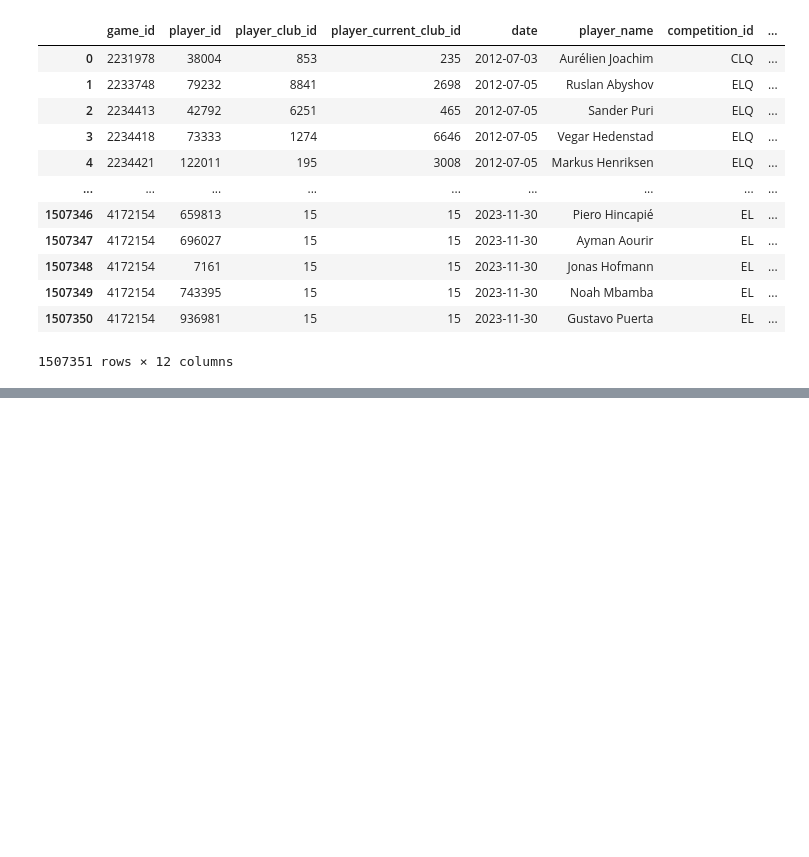
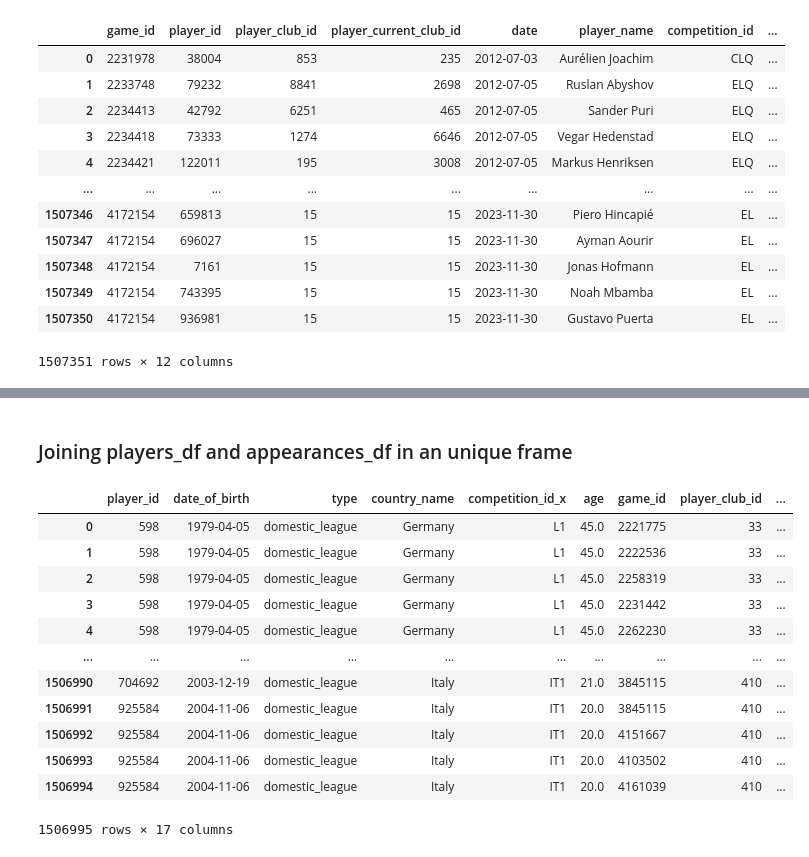
Before and after one commit to BonincontroL/IumTweb_project, a Jupyter notebook: solution/DataAnalysis/JupyterNotebooks/appearances.ipynb, the cells around one changed output, grey strips where cells are left out. Cells and saved outputs as stored; diff of their text form; code cells hidden in the pictures; blank space fills up the shorter version.

Commit message:
update
aggiunto spinner per restcountries, iniziata analisi dati appearances

```diff
--- a/solution/DataAnalysis/JupyterNotebooks/appearances.ipynb
+++ b/solution/DataAnalysis/JupyterNotebooks/appearances.ipynb
@@ -23,0 +43,10 @@ appearances_df
+# %%
+database_url="postgresql://postgres:123456@localhost:5432/db_test_project"
+engine = create_engine(database_url)
+
+
+# Query SQL to select only player_id  date_of_birth, competition type and competition countr name (it will be converted in age) on players table joined with competitions
+query = "SELECT p.player_id, p.date_of_birth, c.type, c.country_name , c.competition_id FROM players p join competitions c on p.current_club_domestic_competition_id = c.competition_id"
+
+players_df = pd.read_sql_query(query, con=engine)
+players_df
@@ -23,0 +69,4 @@ appearances_df
+# %%
+current_year= datetime.now().year
+players_df['age'] = current_year-players_df['date_of_birth'].dt.year
+players_df
@@ -23,0 +87,19 @@ appearances_df
+# %% [markdown]
+### Joining players_df and appearances_df in an unique frame
+# %%
+player_appearances_df = pd.merge(players_df,appearances_df,left_on='player_id',right_on='player_id',how='inner')
+player_appearances_df
+# %% [output]
+|  | player_id | date_of_birth | type | country_name | competition_id_x | age | game_id | player_club_id | ... |
+| 0 | 598 | 1979-04-05 | domestic_league | Germany | L1 | 45.0 | 2221775 | 33 | ... |
+| 1 | 598 | 1979-04-05 | domestic_league | Germany | L1 | 45.0 | 2222536 | 33 | ... |
+| 2 | 598 | 1979-04-05 | domestic_league | Germany | L1 | 45.0 | 2258319 | 33 | ... |
+| 3 | 598 | 1979-04-05 | domestic_league | Germany | L1 | 45.0 | 2231442 | 33 | ... |
+| 4 | 598 | 1979-04-05 | domestic_league | Germany | L1 | 45.0 | 2262230 | 33 | ... |
+| ... | ... | ... | ... | ... | ... | ... | ... | ... | ... |
+| 1506990 | 704692 | 2003-12-19 | domestic_league | Italy | IT1 | 21.0 | 3845115 | 410 | ... |
+| 1506991 | 925584 | 2004-11-06 | domestic_league | Italy | IT1 | 20.0 | 3845115 | 410 | ... |
+| 1506992 | 925584 | 2004-11-06 | domestic_league | Italy | IT1 | 20.0 | 4151667 | 410 | ... |
+| 1506993 | 925584 | 2004-11-06 | domestic_league | Italy | IT1 | 20.0 | 4103502 | 410 | ... |
+| 1506994 | 925584 | 2004-11-06 | domestic_league | Italy | IT1 | 20.0 | 4161039 | 410 | ... |
+1506995 rows × 17 columns
```
Also changed, not shown: parts of 18 cells of this notebook, 6 other files.
